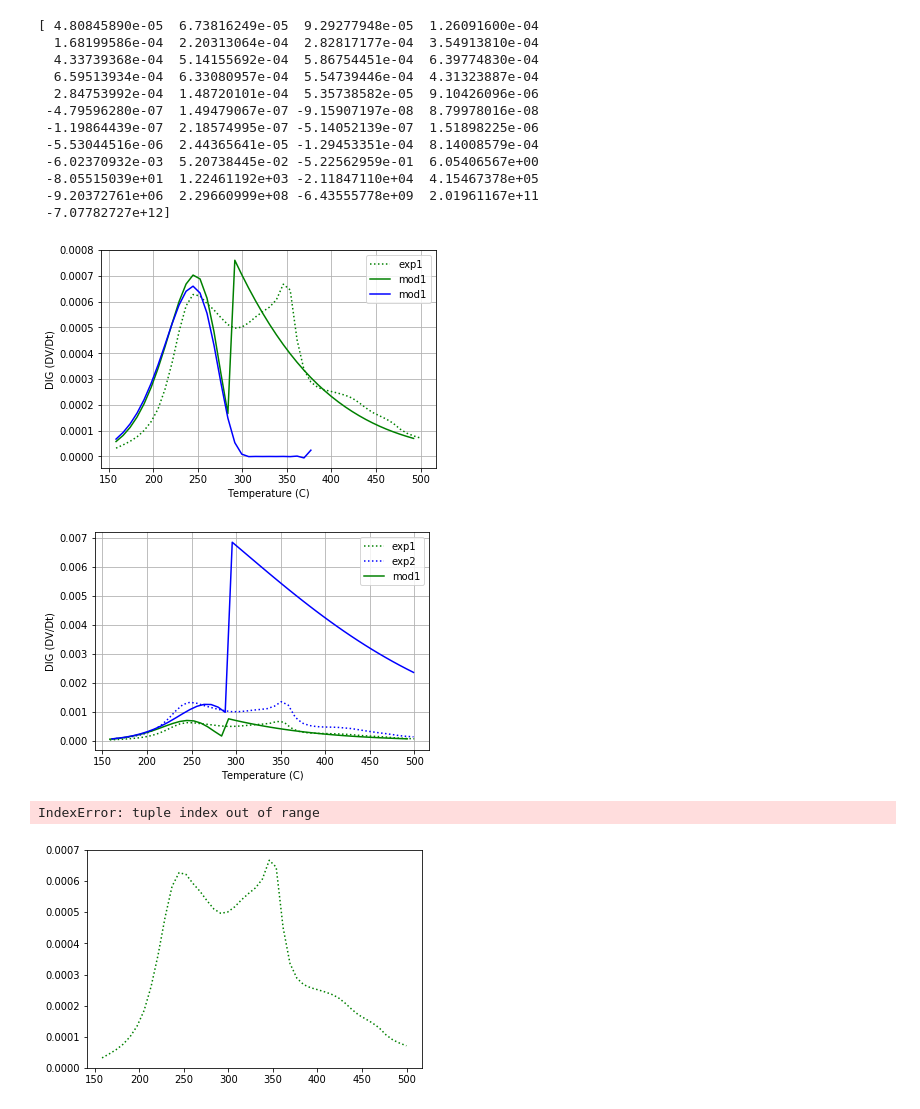
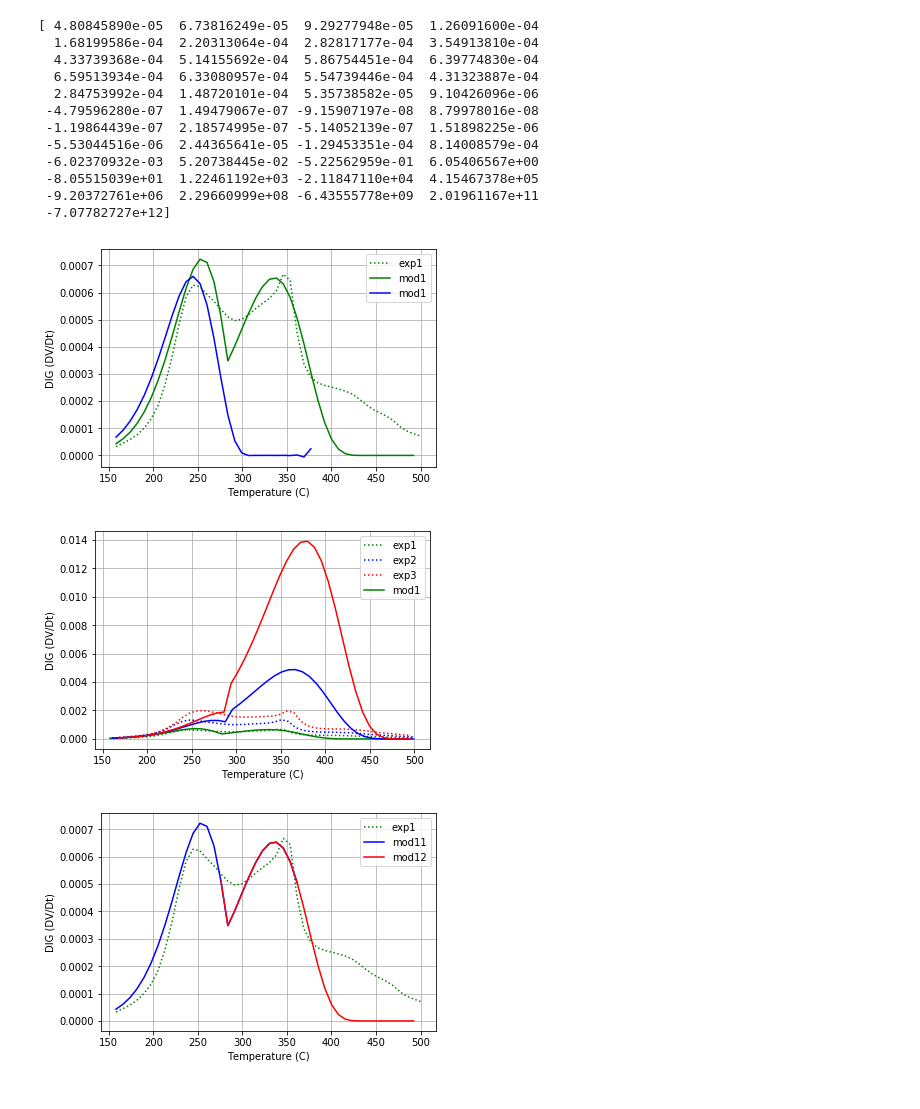
Before and after one commit to Fletcher-Adam/CombustionCode, a Jupyter notebook: Darrow's blueberry dead (2 step) latest (1).ipynb, the cells around one changed output. Saved outputs shown, nothing was run; the diff lists cells and outputs as text; code cells hidden in the pictures.

```diff
--- a/Darrow's blueberry dead (2 step) latest (1).ipynb
+++ b/Darrow's blueberry dead (2 step) latest (1).ipynb
@@ -15,7 +15,7 @@ def get_xcel_col(sheet, col, row_start, row_end):
         vals.append(sheet[col+str(i)].value)
     return vals
 R = 8.314
-wb = load_workbook(r'C:\Users\DAEM-Modified.xlsx')
+wb = load_workbook(r'C:\Users\adam\Desktop\Combustioncode-master\DAEM-Modified.xlsx')
 s1 = wb['Darrow\'s blueberry_dead']
 t = get_xcel_col(s1, 'A', 11, 57)
 T_c = get_xcel_col(s1, 'B', 11, 57)
@@ -411,32 +411,31 @@ plt.ylabel('DIG (DV/Dt)')
 plt.legend()
 plt.grid()
 # %% [output]
-[figure, old version]
+[figure, new version]
 # %%
 plt.plot(T_c[1:46],r_e(V_e,t)[0],linestyle = ':',color = 'Green',label='exp1')
 plt.plot(T_c2[0:44],r_e2(V_e2,t2)[0],linestyle = ':',color = 'Blue',label='exp2')
-#plt.plot(T_c3[0:43],r_e3(V_e3,t3)[0],linestyle = ':',color = 'red',label='exp3')
+plt.plot(T_c3[0:43],r_e3(V_e3,t3)[0],linestyle = ':',color = 'red',label='exp3')
 plt.xlabel('Temperature (C)')
 plt.ylabel('DIG (DV/Dt)')
 plt.plot(T_c[1:45],r_m(A1,A2,E1,E2,Y1,Y2)[2][1:45],color = 'green',label='mod1')
 plt.plot(T_c2[0:44],r_m2(A12,A22,E12,E22,Y12,Y22)[2],color = 'blue')
-#plt.plot(T_c3[0:43],r_m3(A13,A23,E13,E23,Y13,Y23)[2],color = 'red')
+plt.plot(T_c3[0:43],r_m3(A13,A23,E13,E23,Y13,Y23)[2],color = 'red')
 plt.xlabel('Temperature (C)')
 plt.ylabel('DIG (DV/Dt)')
 plt.legend()
 plt.grid()
 # %% [output]
-[figure, old version]
+[figure, new version]
 # %%
 plt.plot(T_c[1:46],r_e(V_e,t)[0],linestyle = ':',color = 'Green',label='exp1')
-plt.plot(T_c[1:28],r_m(A1,A2,E1,E2,Y1,Y2)[4][1:28],color = 'b',label='mod11')
-#plt.plot(T_c[16:45],r_m(A1,A2,E1,E2,Y1,Y2)[5][16:45],color = 'r',label='mod12')
+plt.plot(T_c[1:28],r_m(A1,A2,E1,E2,Y1,Y2)[2][1:28],color = 'b',label='mod11')
+plt.plot(T_c[16:45],r_m(A1,A2,E1,E2,Y1,Y2)[2][16:45],color = 'r',label='mod12')
 plt.xlabel('Temperature (C)')
 plt.ylabel('DIG (DV/Dt)')
 plt.legend()
 plt.grid()
 # %% [output]
-IndexError: tuple index out of range
-[figure, old version]
+[figure, new version]
 # %%
 plt.plot(T_c[1:46],r_e(V_e,t)[0],linestyle = ':',color = 'Green',label='exp1')
```
Also changed, not shown: parts of 7 cells of this notebook, 7 other files.
